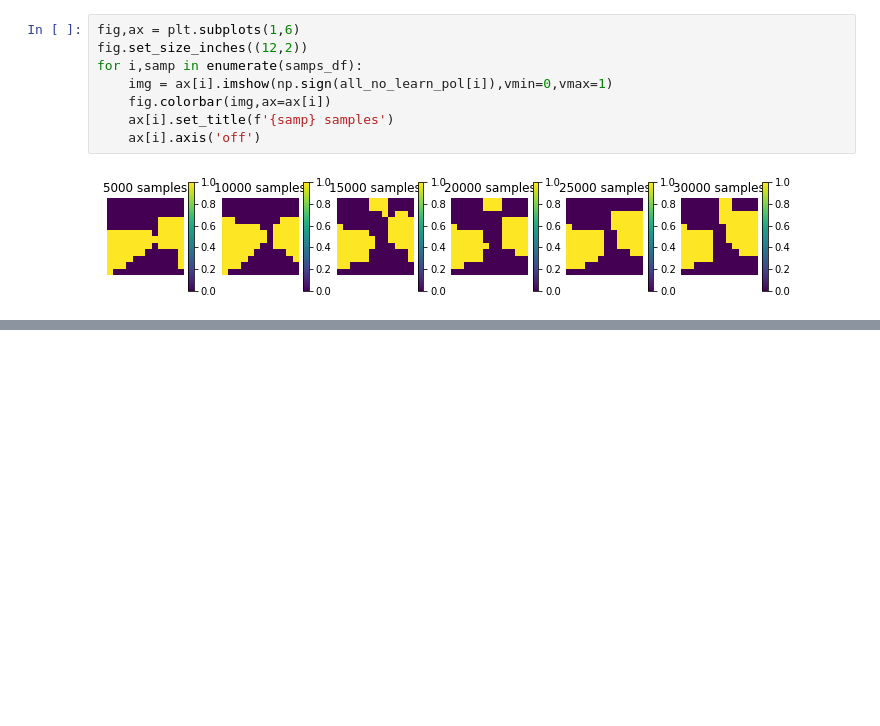
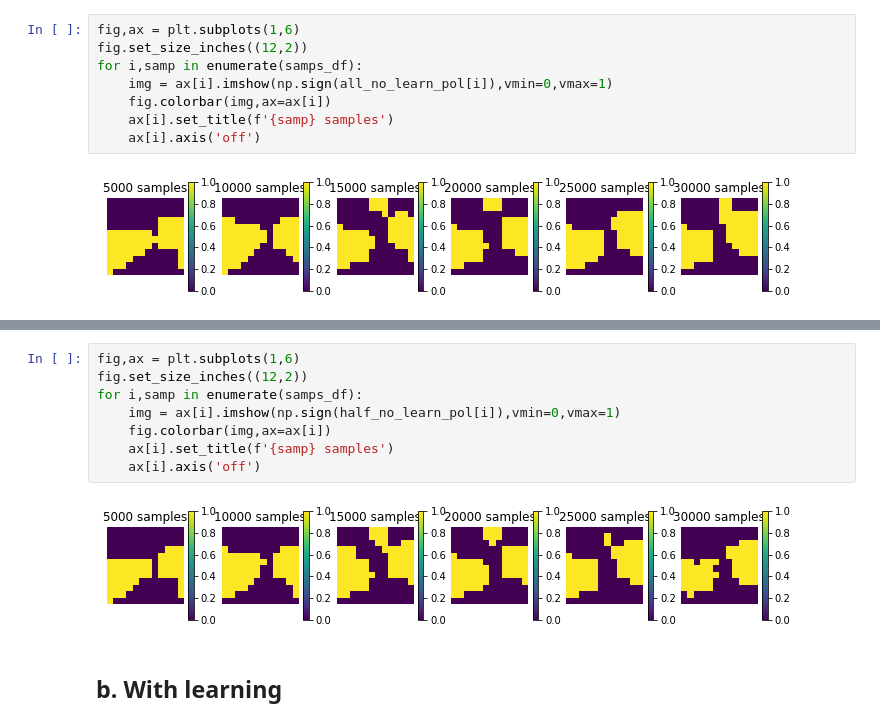
Before and after one commit to ccli3896/RLWorms, a Jupyter notebook: 12_19_homeTesting/QuarantineWeek.ipynb, the cells around one changed output, grey strips where cells are left out. Drawn from its saved outputs; the diff is of its cells as text; blank space fills up the shorter version.

```diff
--- a/12_19_homeTesting/QuarantineWeek.ipynb
+++ b/12_19_homeTesting/QuarantineWeek.ipynb
@@ -422,0 +443,12 @@ IndexError: list index out of range
+# %%
+fig,ax = plt.subplots(1,6)
+fig.set_size_inches((12,2))
+for i,samp in enumerate(samps_df):
+    img = ax[i].imshow(np.sign(half_no_learn_pol[i]),vmin=0,vmax=1)
+    fig.colorbar(img,ax=ax[i])
+    ax[i].set_title(f'{samp} samples')
+    ax[i].axis('off')
+# %% [output]
+[figure, added]
+# %% [markdown]
+## b. With learning
```
Also changed, not shown: parts of 5 cells of this notebook, 2 other files.
